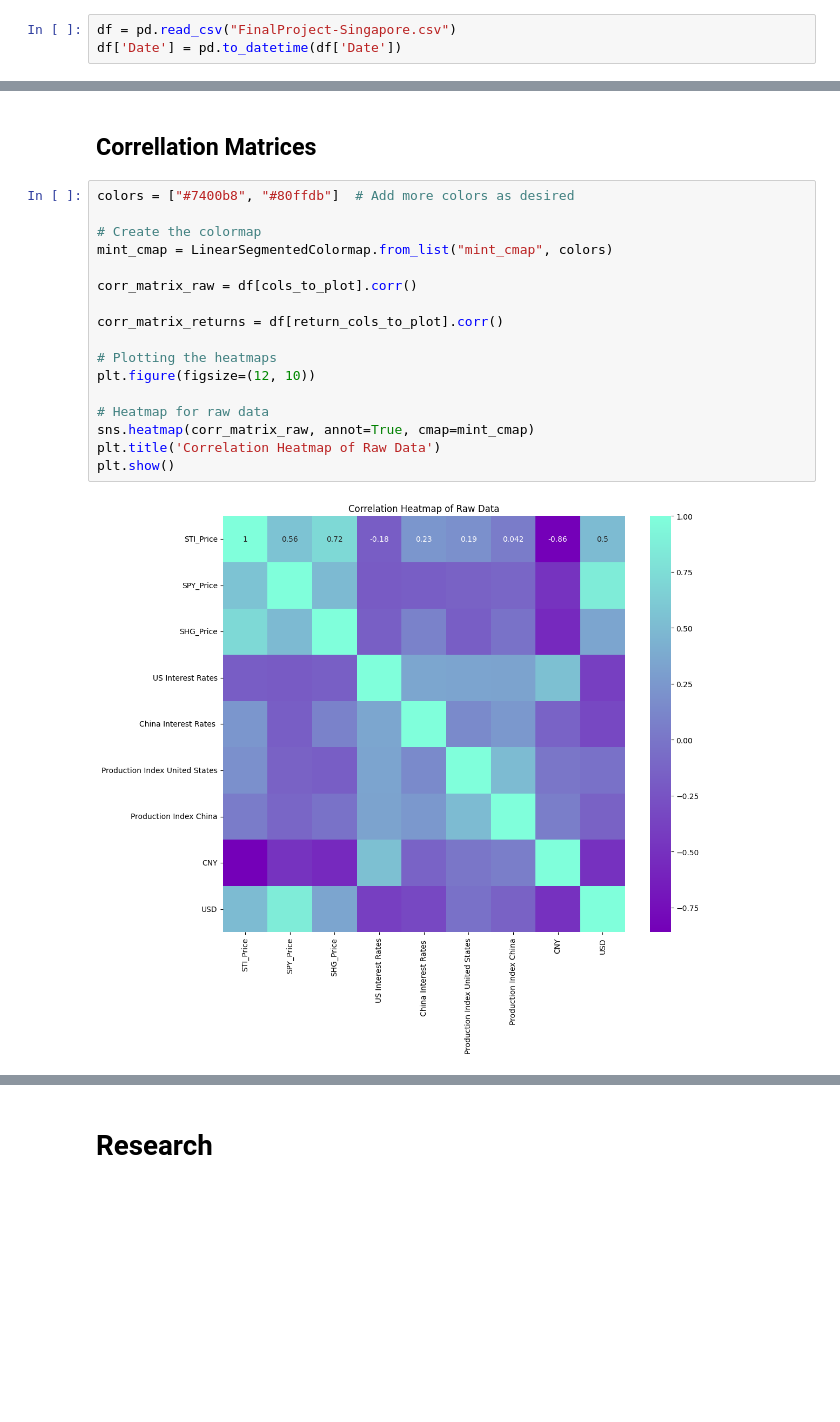
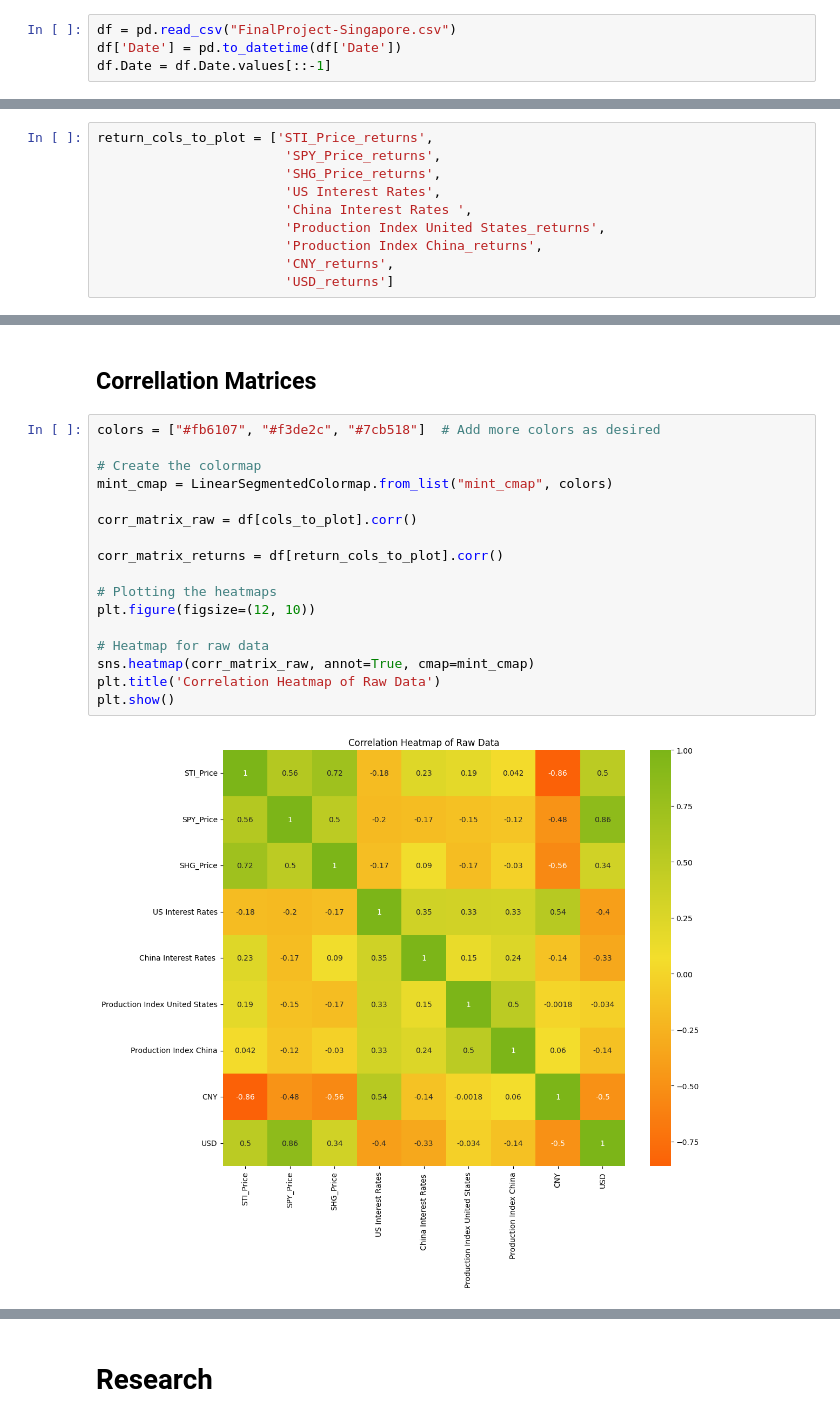
Before and after one commit to Charles-Gormley/SingaporeEconomicStudy-USv.China, a Jupyter notebook: Analysis.ipynb, the cells around one changed output, grey strips where cells are left out. Cells and saved outputs as stored; diff of their text form; blank space fills up the shorter version.

```diff
--- a/Analysis.ipynb
+++ b/Analysis.ipynb
@@ -16,3 +22,4 @@ from statsmodels.tsa.seasonal import seasonal_decompose
 # %%
 df = pd.read_csv("FinalProject-Singapore.csv")
 df['Date'] = pd.to_datetime(df['Date'])
+df.Date = df.Date.values[::-1]
@@ -31,6 +31,16 @@ return_cols_to_plot = []
 
 for col in cols_to_plot:
     return_cols_to_plot.append(col+"_returns")
+# %%
+return_cols_to_plot = ['STI_Price_returns',
+                        'SPY_Price_returns',
+                        'SHG_Price_returns',
+                        'US Interest Rates',
+                        'China Interest Rates ',
+                        'Production Index United States_returns',
+                        'Production Index China_returns',
+                        'CNY_returns',
+                        'USD_returns']
 # %% [markdown]
 #### D(1) - Returns Data
 # %%
@@ -246,24 +256,24 @@ ADF Test on Returns Data (D(1)):
 # %% [markdown]
 ## Correllation Matrices
 # %%
-colors = ["#7400b8", "#80ffdb"]  # Add more colors as desired
+colors = ["#fb6107", "#f3de2c", "#7cb518"]  # Add more colors as desired
 
 # Create the colormap
 mint_cmap = LinearSegmentedColormap.from_list("mint_cmap", colors)
 
 corr_matrix_raw = df[cols_to_plot].corr()
 
 corr_matrix_returns = df[return_cols_to_plot].corr()
 
 # Plotting the heatmaps
 plt.figure(figsize=(12, 10))
 
 # Heatmap for raw data
 sns.heatmap(corr_matrix_raw, annot=True, cmap=mint_cmap)
 plt.title('Correlation Heatmap of Raw Data')
 plt.show()
 # %% [output]
-[figure, old version]
+[figure, new version]
 # %%
 plt.figure(figsize=(12, 10))
 sns.heatmap(corr_matrix_returns, annot=True, cmap=mint_cmap)
```
Also changed, not shown: parts of 35 cells of this notebook, 1 other file.
